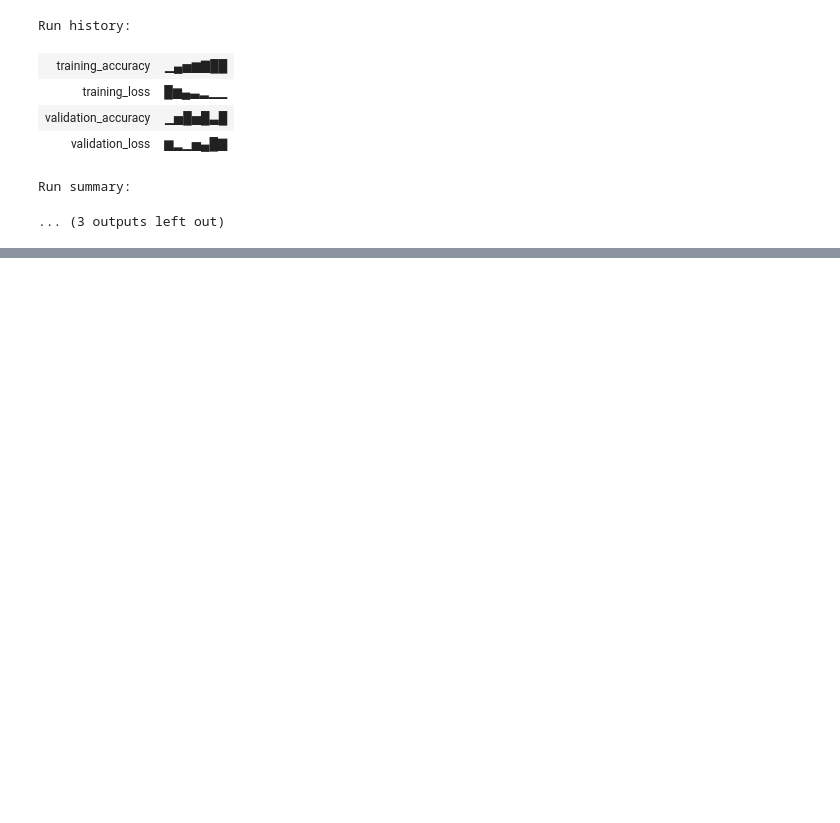
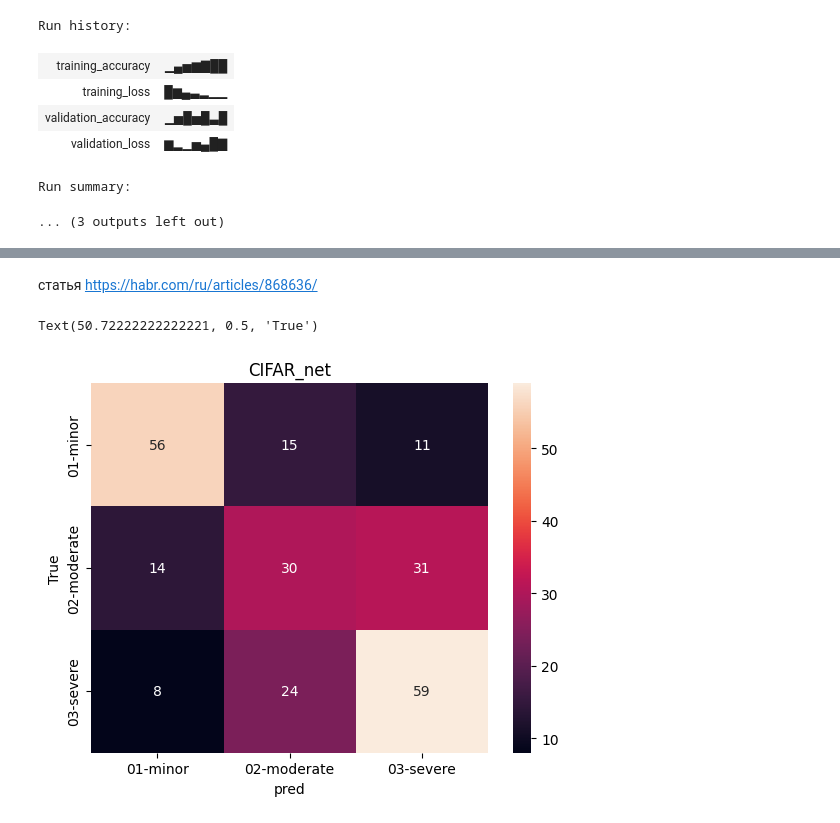
Before and after one commit to zolzayada/GP5_cool_cool_DL, a Jupyter notebook: GP_5_DL_катя.ipynb, the cells around one changed output, grey strips where cells are left out. Cells and saved outputs as stored; diff of their text form; code cells hidden in the pictures; blank space fills up the shorter version.

```diff
--- a/GP_5_DL_катя.ipynb
+++ b/GP_5_DL_катя.ipynb
@@ -611,0 +702,3 @@ Run summary:
+# %%
+model_cnn = CIFAR_Net()
+model_cnn = load('CIFAR_Net:v3', model_cnn)
@@ -611,0 +734,17 @@ Run summary:
+# %%
+target_names = ['01-minor', '02-moderate', '03-severe']
+# %%
+def evaluate(model, dataloader):
+    y_true = []
+    y_pred = []
+
+    for batch in dataloader:
+        data = batch[0].to(DEVICE)
+        target = batch[1]
+        output = model(data)
+        pred = output.argmax(dim=1)
+        y_true.extend(target.numpy())
+        y_pred.extend(pred.cpu().numpy())
+
+    print(classification_report(y_true, y_pred, target_names=target_names))
+    return y_true, y_pred
@@ -611,0 +756,2 @@ Run summary:
+# %%
+y_true_cnn, y_pred_cnn = evaluate(model_cnn, dataloader['validation'])
@@ -611,0 +804,11 @@ Run summary:
+# %% [markdown]
+статья https://habr.com/ru/articles/868636/
+# %%
+cm = confusion_matrix(y_true_cnn, y_pred_cnn)
+sns.heatmap(cm, annot=True, xticklabels=target_names, yticklabels=target_names)
+plt.title('CIFAR_net')
+plt.xlabel('pred')
+plt.ylabel('True')
+# %% [output]
+Text(50.72222222222221, 0.5, 'True')
+[figure, added]
```
Also changed, not shown: parts of 25 cells of this notebook.
